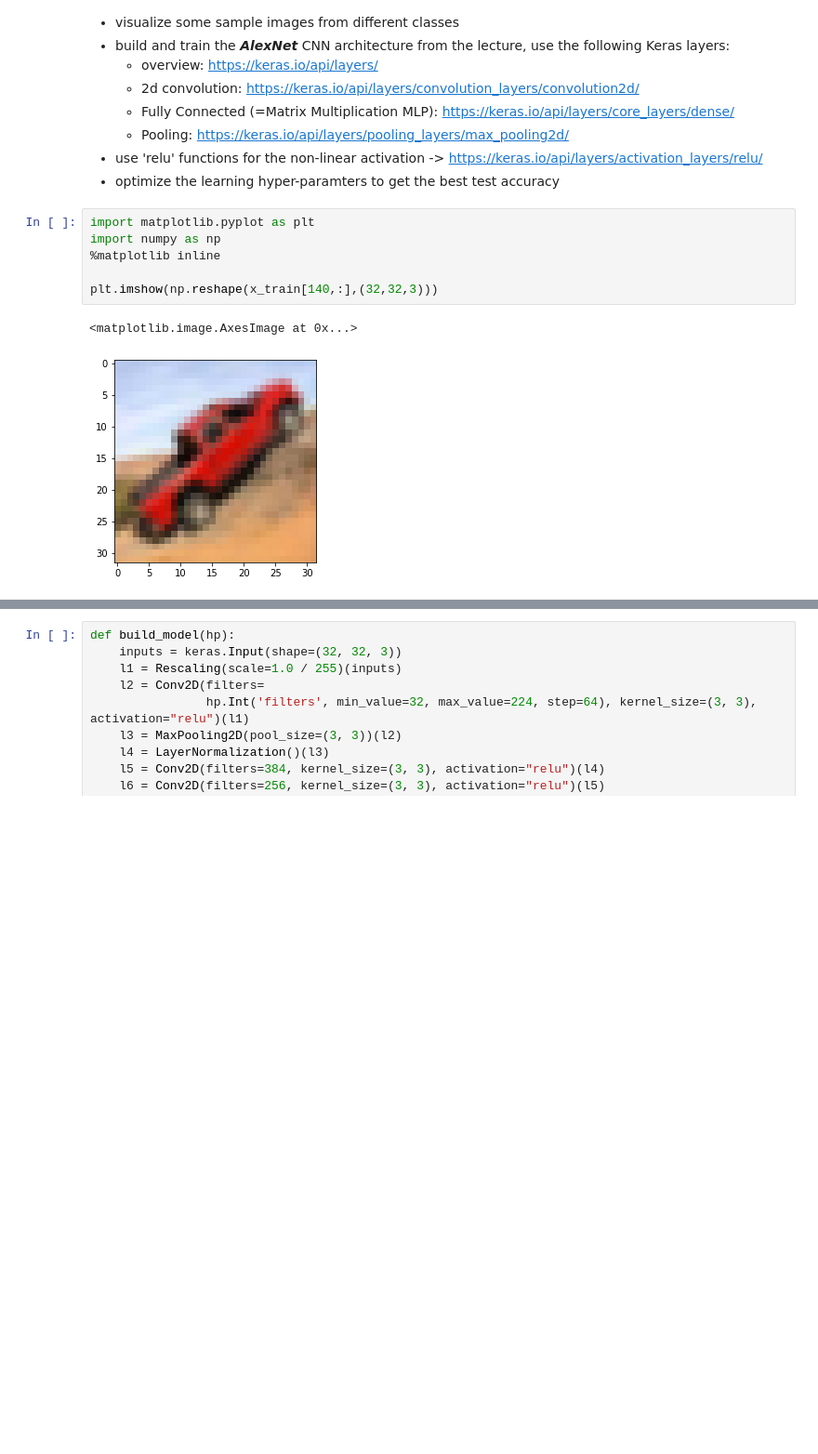
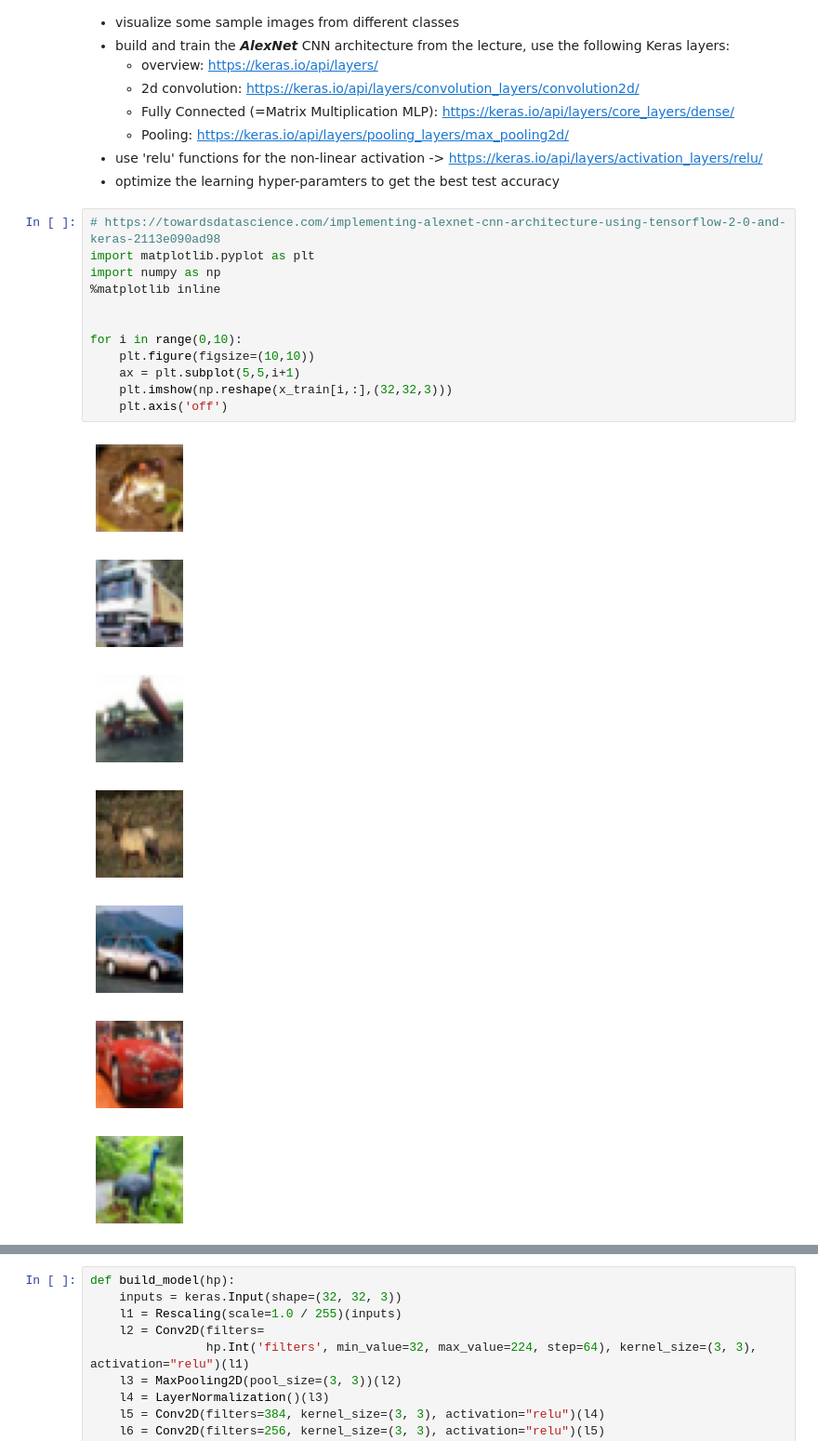
Before and after one commit to abechere/DataScience21, a Jupyter notebook: Block_7/Assignments/7_CNNs.ipynb, the cells around one changed output, grey strips where cells are left out. Shown at 93% size. Drawn from its saved outputs; the diff is of its cells as text; blank space fills up the shorter version.

```diff
--- a/Block_7/Assignments/7_CNNs.ipynb
+++ b/Block_7/Assignments/7_CNNs.ipynb
@@ -47,11 +48,22 @@ x_train shape: (50000, 32, 32, 3)
 * use 'relu' functions for the non-linear activation -> https://keras.io/api/layers/activation_layers/relu/
 * optimize the learning hyper-paramters to get the best  test accuracy
 # %%
+# https://towardsdatascience.com/implementing-alexnet-cnn-architecture-using-tensorflow-2-0-and-keras-2113e090ad98
 import matplotlib.pyplot as plt
 import numpy as np
 %matplotlib inline
 
-plt.imshow(np.reshape(x_train[140,:],(32,32,3)))
+
+for i in range(0,10):
+    plt.figure(figsize=(10,10))
+    ax = plt.subplot(5,5,i+1)
+    plt.imshow(np.reshape(x_train[i,:],(32,32,3)))
+    plt.axis('off')
 # %% [output]
-<matplotlib.image.AxesImage at 0x...>
-[figure, old version]
+[figure, new version]
+[figure, added]
+[figure, added]
+[figure, added]
+[figure, added]
+[figure, added]
+[figure, added]
```
Also changed, not shown: parts of 28 cells of this notebook.
